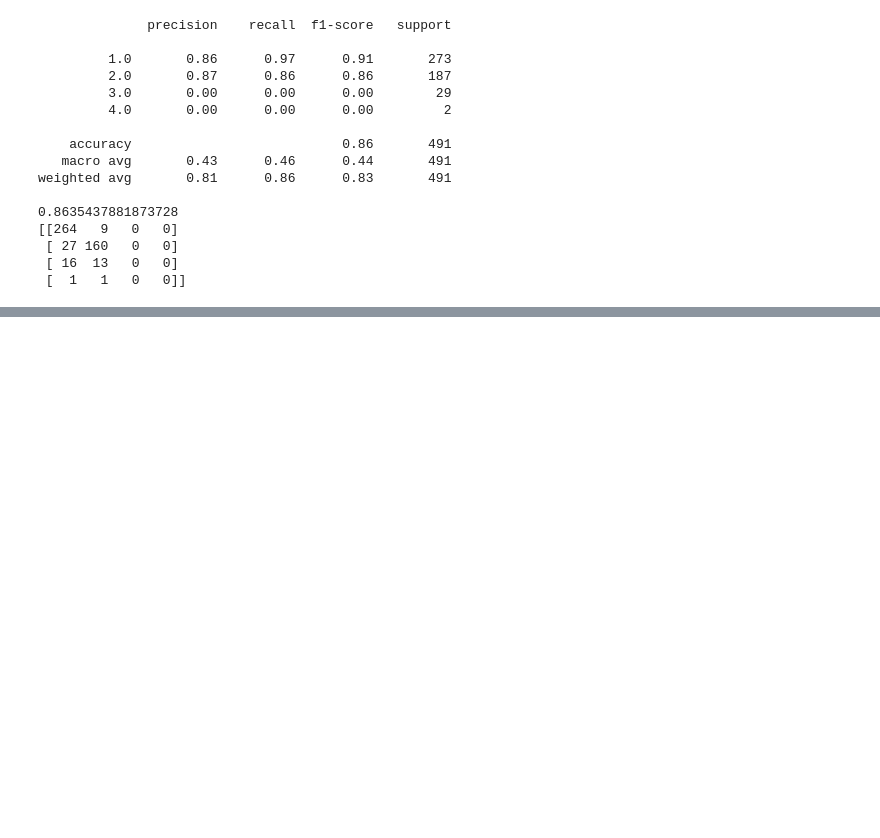
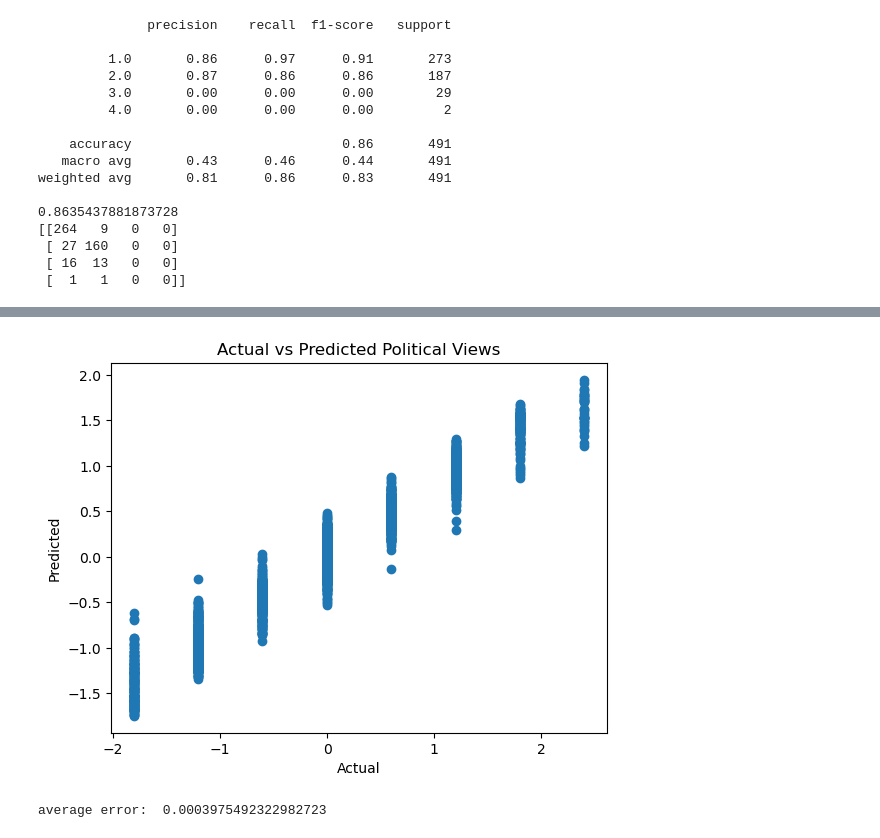
Before and after one commit to gordoncd/werenotsodifferent, a Jupyter notebook: analysis.ipynb, the cells around one changed output, grey strips where cells are left out. Saved outputs shown, nothing was run; the diff lists cells and outputs as text; code cells hidden in the pictures; blank space fills up the shorter version.

```diff
--- a/analysis.ipynb
+++ b/analysis.ipynb
@@ -385,0 +484,14 @@ ModuleNotFoundError: No module named 'xgboost'
+# %%
+#show test set predictions and actual values
+plt.scatter(y, y_pred)
+plt.xlabel('Actual')
+plt.ylabel('Predicted')
+plt.title('Actual vs Predicted Political Views')
+plt.show()
+# %% [output]
+[figure, added]
+# %%
+#print average error
+print("average error: ",np.mean(y_pred - y))
+# %% [output]
+average error:  0.0003975492322982723
```
Also changed, not shown: parts of 9 cells of this notebook.
